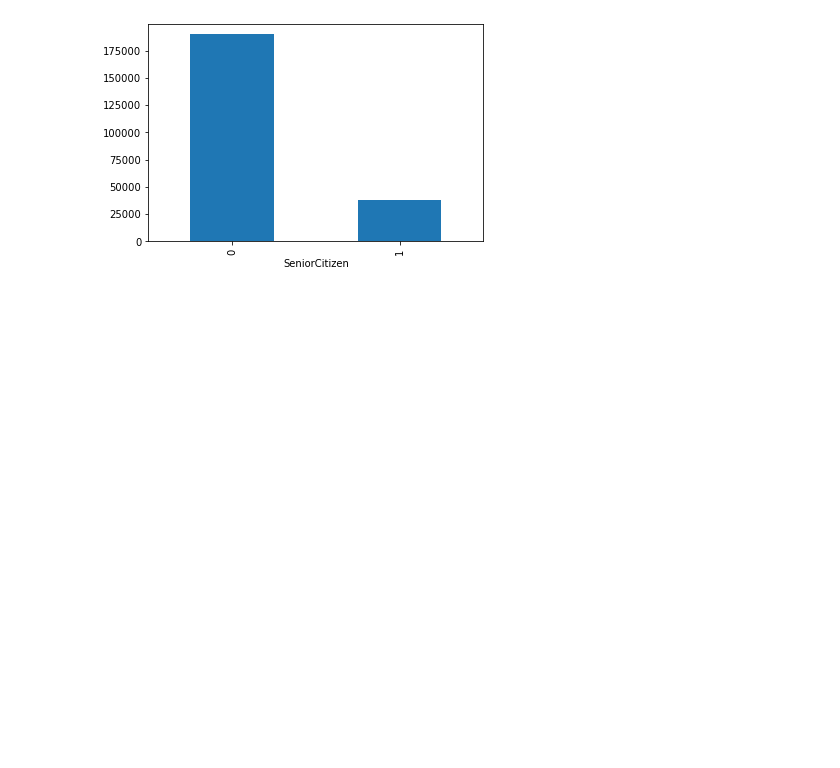
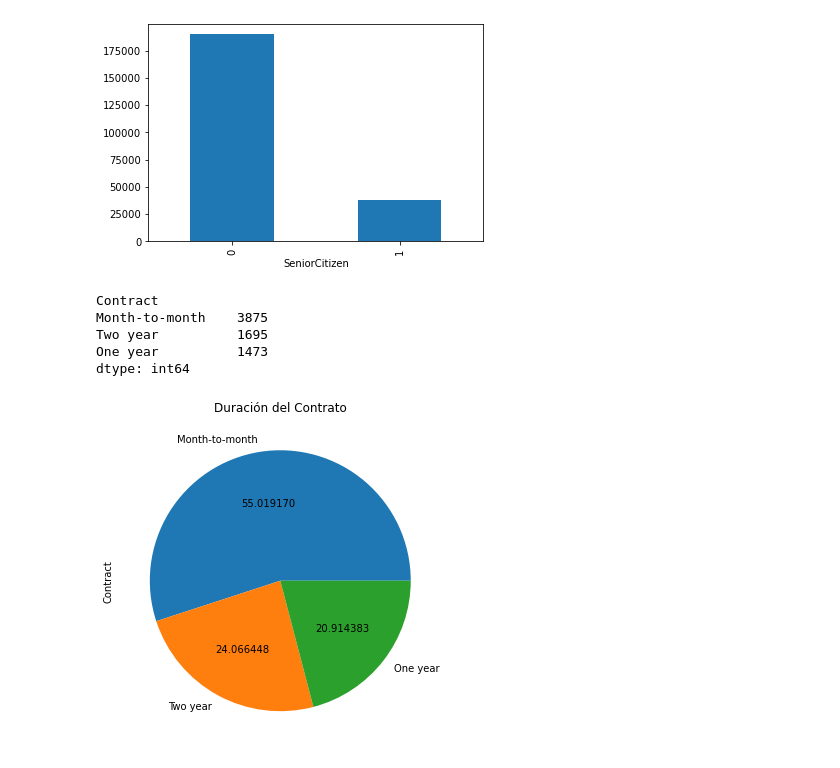
Before and after one commit to MilcaAreliS/proyecto_portafolio, a Jupyter notebook: Notebooks/analisis_inicial.ipynb, the cells around one changed output. Drawn from its saved outputs; the diff is of its cells as text; code cells hidden in the pictures; blank space fills up the shorter version.

```diff
--- a/Notebooks/analisis_inicial.ipynb
+++ b/Notebooks/analisis_inicial.ipynb
@@ -181,0 +140,14 @@ clientes_telecomunicaciones.groupby(['SeniorCitizen']).sum()['tenure'].plot.bar(
+# %%
+clientes_telecomunicaciones.value_counts('Contract')
+# %% [output]
+Contract
+Month-to-month    3875
+Two year          1695
+One year          1473
+dtype: int64
+# %%
+plot = clientes_telecomunicaciones['Contract'].value_counts().plot(kind='pie', autopct='%2f',
+                                                                  figsize=(6,6),
+                                                                  title='Duración del Contrato')
+# %% [output]
+[figure, added]
```
Also changed, not shown: parts of 13 cells of this notebook.
